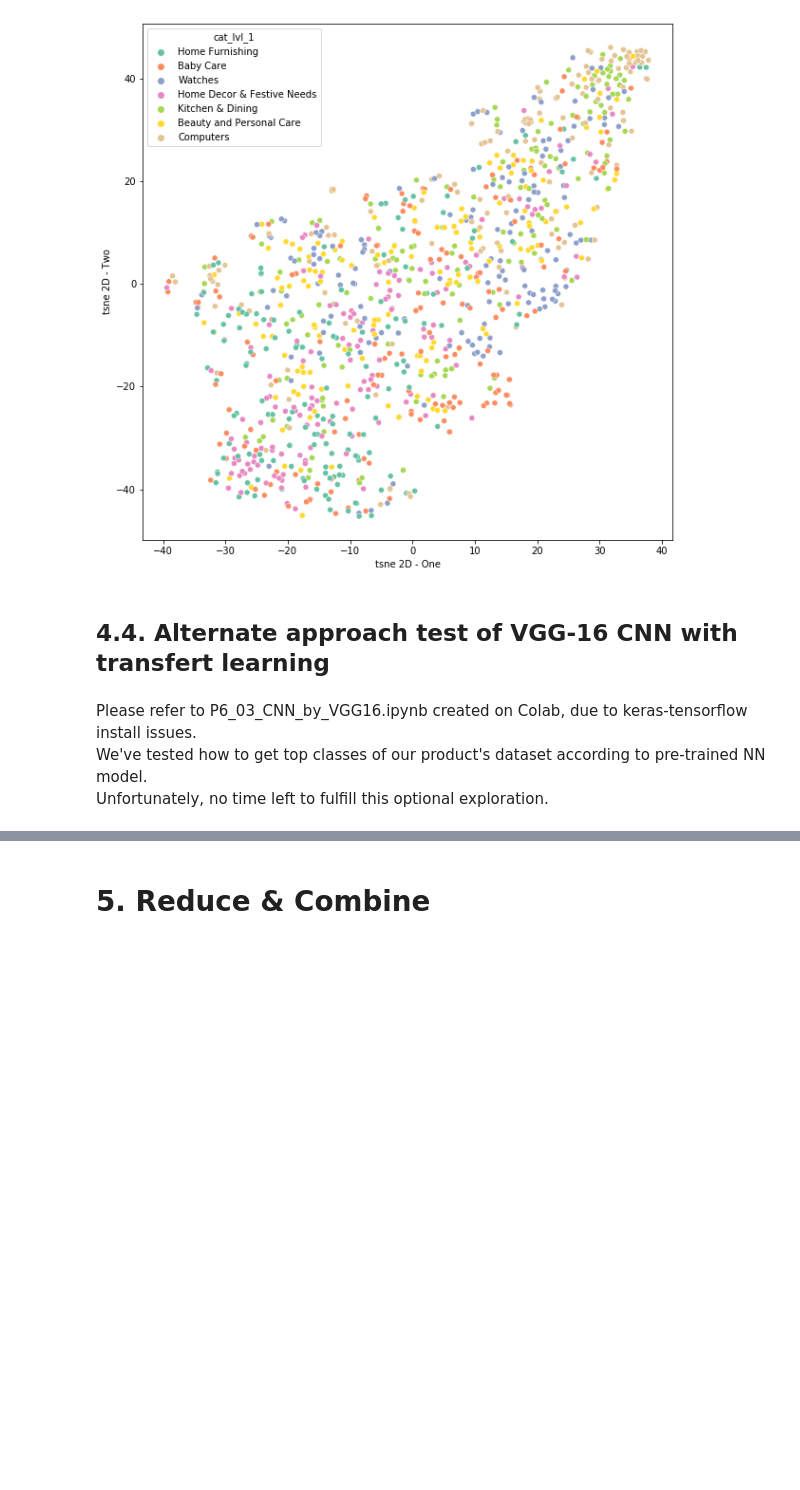
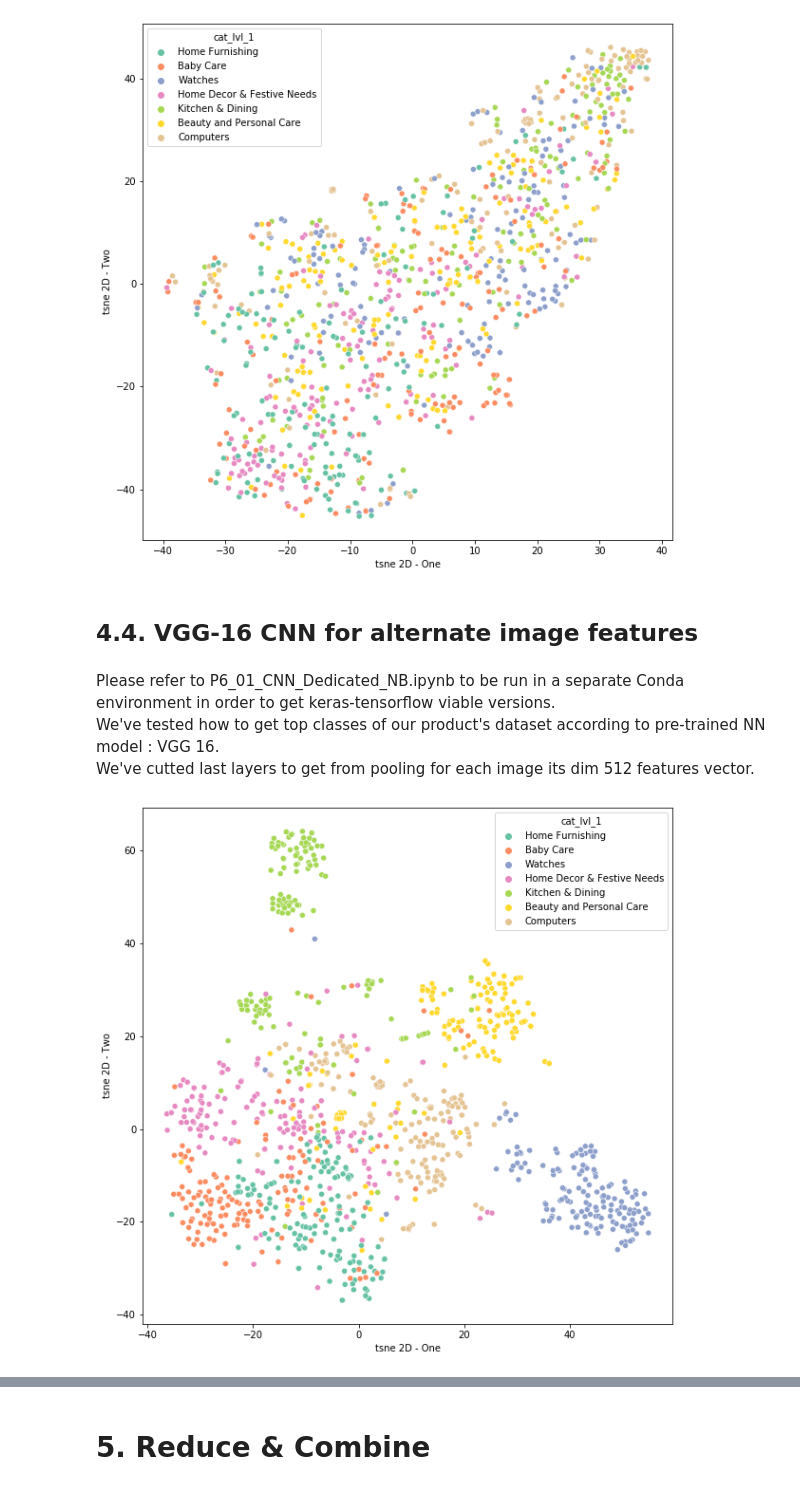
Before and after one commit to EtienneLardeur/P6_ClassificationEngine, a Jupyter notebook: P6_01_Notebook.ipynb, the cells around one changed output, grey strips where cells are left out. Drawn from its saved outputs; the diff is of its cells as text; code cells hidden in the pictures; blank space fills up the shorter version.

```diff
--- a/P6_01_Notebook.ipynb
+++ b/P6_01_Notebook.ipynb
@@ -327,10 +331,11 @@ data = data.merge(to_merge,
-# %%
-# apply in a dedicated feature
-for index, row in data.iterrows():
-    description = row['processed_description']
-    corpus_desc = ''.join(description)
-    data.at[index, 'corpus_description'] = corpus_desc
-processed_corpus = data['corpus_description']
+# %%
+# get the corpus description from csv file (corpus_descriptions)
+processed_descriptions = pd.read_csv('Data/txt_processed_data.csv')
+to_merge = processed_descriptions.filter(['image', 'corpus_description'])
+data = data.merge(to_merge,
+                  how='left',
+                  left_on=['image'],
+                  right_on=['image'])
 # %% [markdown]
 ## 3.2. Compute tf-idf matrix
 terms importance weighting within one description among all the possible descriptions :
@@ -1173,8 +1182,16 @@ tsne_proj(pca_std_feature_vectors_300_df, data_tf)
 # %% [output]
 [figure]
 # %% [markdown]
-## 4.4. Alternate approach test of VGG-16 CNN with transfert learning
+## 4.4. VGG-16 CNN for alternate image features
 # %% [markdown]
-Please refer to P6_03_CNN_by_VGG16.ipynb created on Colab, due to keras-tensorflow install issues. <br/>
-We've tested how to get top classes of our product's dataset according to pre-trained NN model. <br/>
-Unfortunately, no time left to fulfill this optional exploration.
+Please refer to P6_01_CNN_Dedicated_NB.ipynb to be run in a separate Conda environment in order to get keras-tensorflow viable versions.<br/>
+We've tested how to get top classes of our product's dataset according to pre-trained NN model : VGG 16. <br/>
+We've cutted last layers to get from pooling for each image its dim 512 features vector.
+# %%
+# get back CNN features
+cnn_vgg = np.loadtxt(open('Data/Features/vgg_512_results.csv'))
+# %%
+# see 2D t-sne projection with raw inputs
+tsne_proj(cnn_vgg, data_tf)
+# %% [output]
+[figure, added]
```
Also changed, not shown: parts of 26 cells of this notebook.
